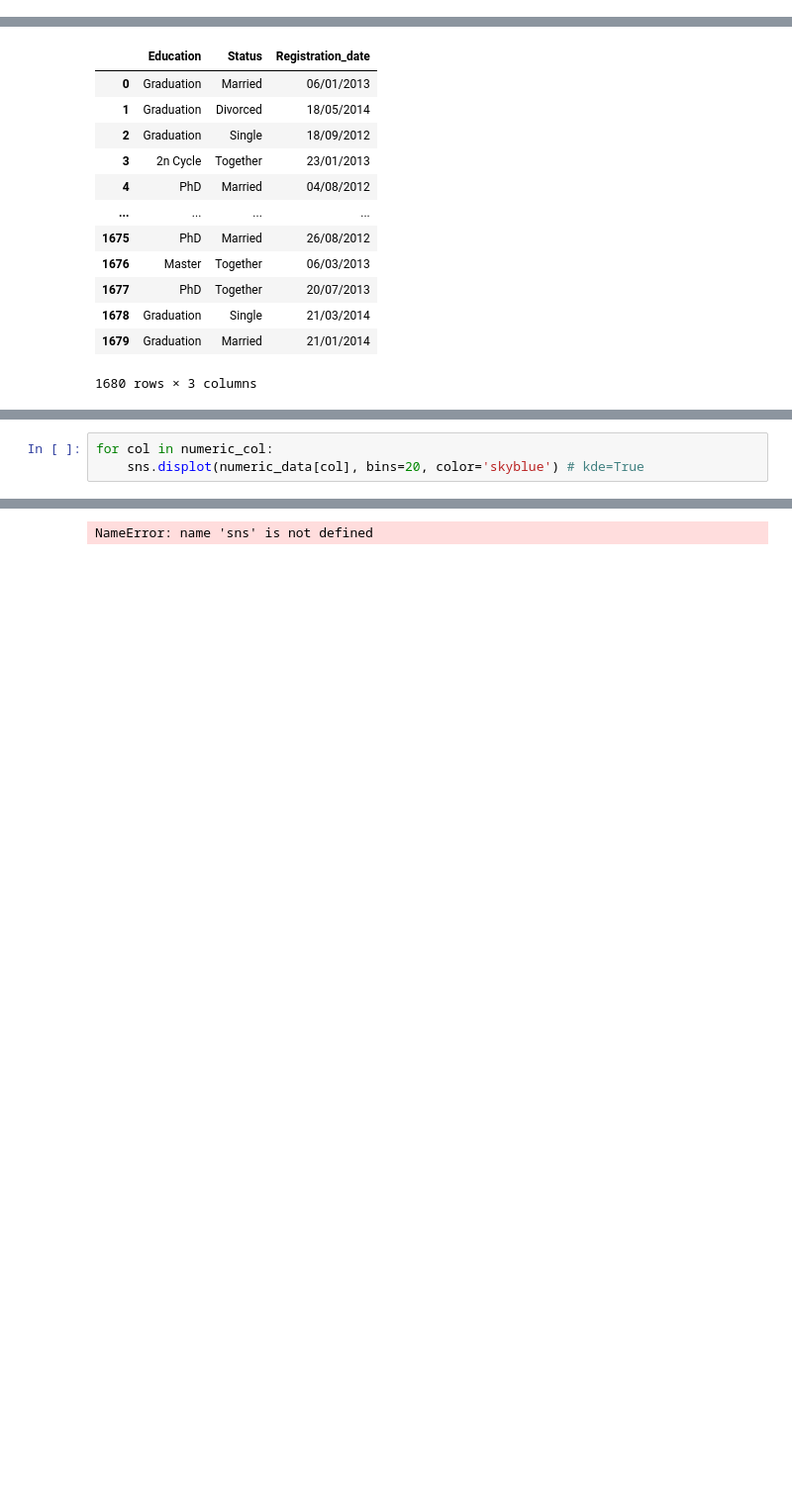
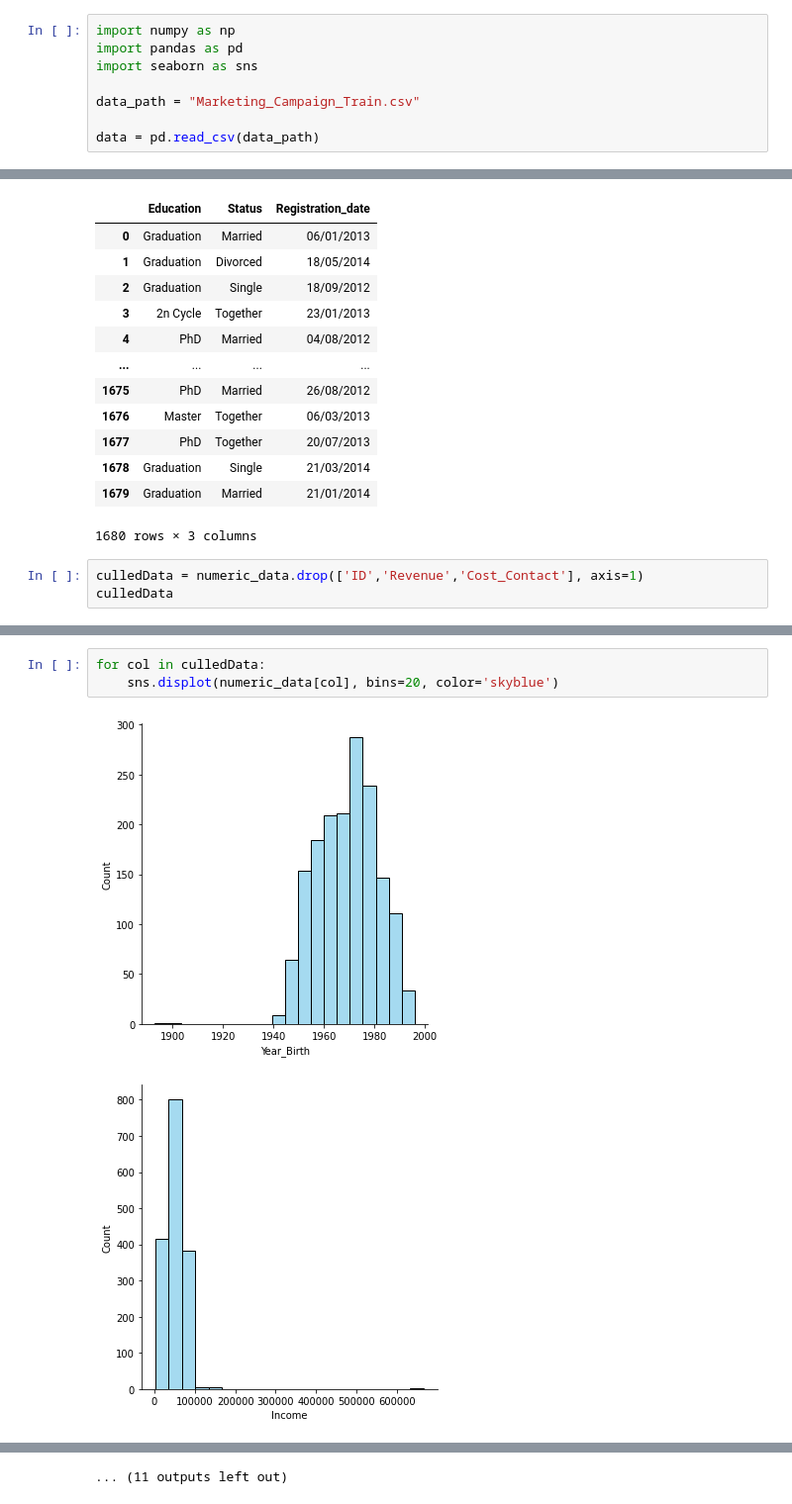
Before and after one commit to parzival0152/datamine, a Jupyter notebook: main.ipynb, the cells around one changed output, grey strips where cells are left out. Shown: that part at 99% size. Drawn from its saved outputs; the diff is of its cells as text; blank space fills up the shorter version.

```diff
--- a/main.ipynb
+++ b/main.ipynb
@@ -9,3 +1,11 @@ data = pd.read_csv(data_path)
+# %%
+import numpy as np
+import pandas as pd
+import seaborn as sns
+
+data_path = "Marketing_Campaign_Train.csv"
+
+data = pd.read_csv(data_path)
 # %%
 #Shape of data.csv we have 1680 rows and 29 columns
 print("Shape: ", data.shape)
@@ -103,3 +93,6 @@ nominal_data
 | 1678 | Graduation | Single | 21/03/2014 |
 | 1679 | Graduation | Married | 21/01/2014 |
 1680 rows × 3 columns
+# %%
+culledData = numeric_data.drop(['ID','Revenue','Cost_Contact'], axis=1)
+culledData
@@ -106,4 +129,6 @@ nominal_data
 # %%
-for col in numeric_col:
-    sns.displot(numeric_data[col], bins=20, color='skyblue') # kde=True
+for col in culledData:
+    sns.displot(numeric_data[col], bins=20, color='skyblue')
 # %% [output]
+[figure, added]
+[figure, added]
@@ -110 +145 @@ for col in numeric_col:
-NameError: name 'sns' is not defined
+... (11 outputs left out)
```
Also changed, not shown: parts of 13 cells of this notebook.
